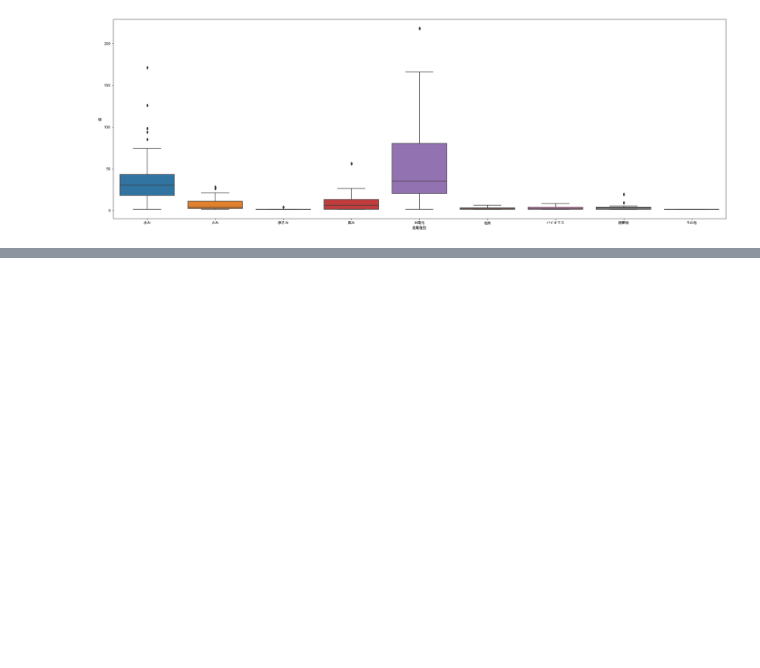
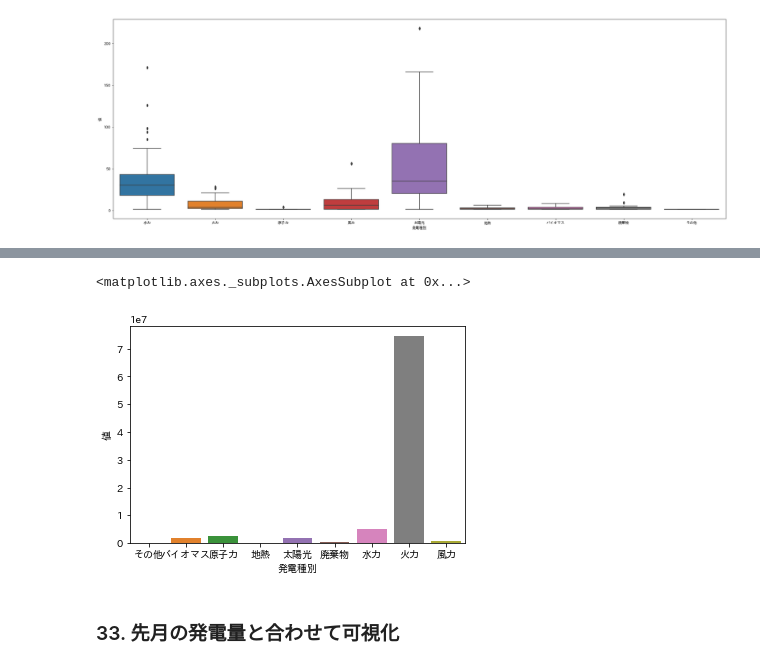
Before and after one commit to nakashi120/100knock-process-visualization, a Jupyter notebook: chapter-2/src/chapter-2_nakashi.ipynb, the cells around one changed output, grey strips where cells are left out. Cells and saved outputs as stored; diff of their text form; code cells hidden in the pictures; blank space fills up the shorter version.

```diff
--- a/chapter-2/src/chapter-2_nakashi.ipynb
+++ b/chapter-2/src/chapter-2_nakashi.ipynb
@@ -436,0 +439,4 @@ sns.boxplot(x=viz_data['発電種別'], y=viz_data['値'])
+# %%
+viz_data = datas_v_all[['発電種別', '値']].loc[(datas_v_all['項目']=='電力量')&(datas_v_all['年月']=='2021.1')]
+viz_data = viz_data.groupby('発電種別', as_index=False).sum()
+viz_data
@@ -436,0 +454,7 @@ sns.boxplot(x=viz_data['発電種別'], y=viz_data['値'])
+# %%
+sns.barplot(x=viz_data['発電種別'], y=viz_data['値'])
+# %% [output]
+<matplotlib.axes._subplots.AxesSubplot at 0x...>
+[figure, added]
+# %% [markdown]
+### 33. 先月の発電量と合わせて可視化
```
Also changed, not shown: parts of 29 cells of this notebook, 4 other files.
